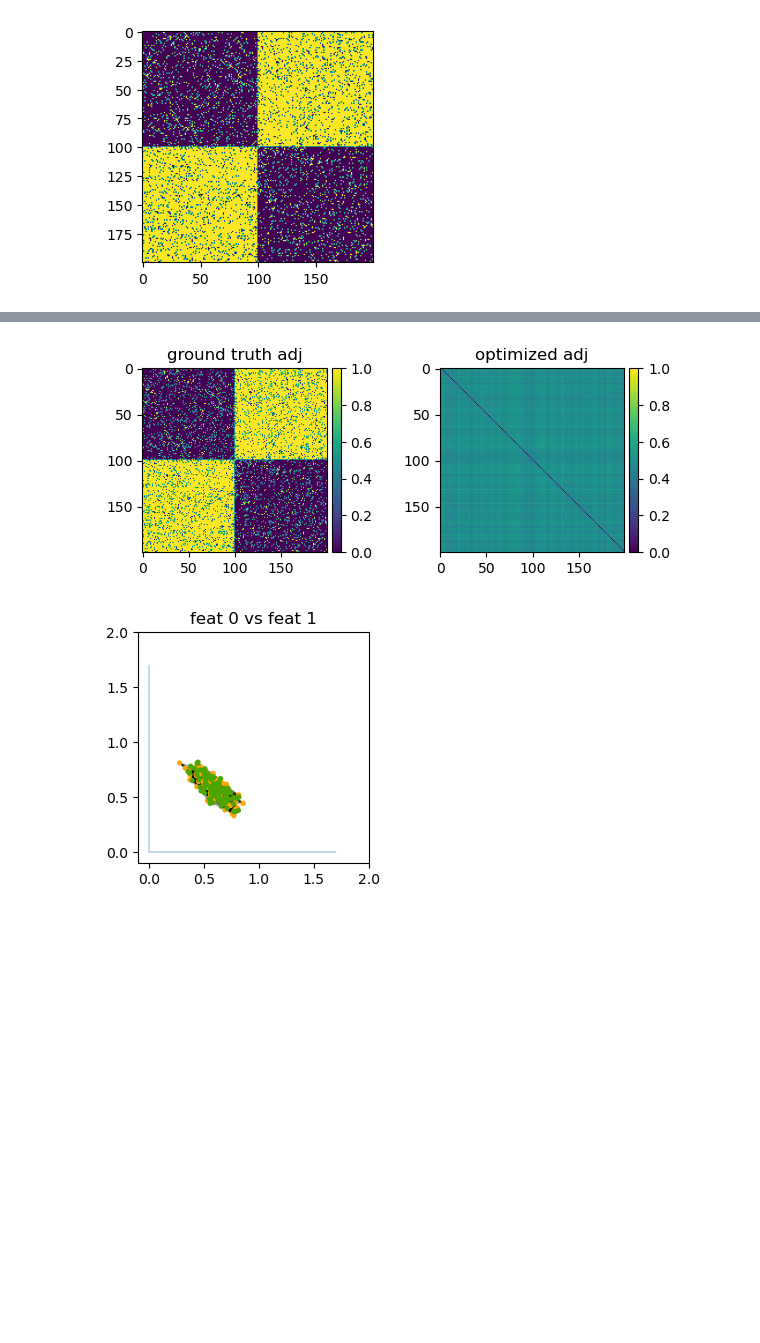
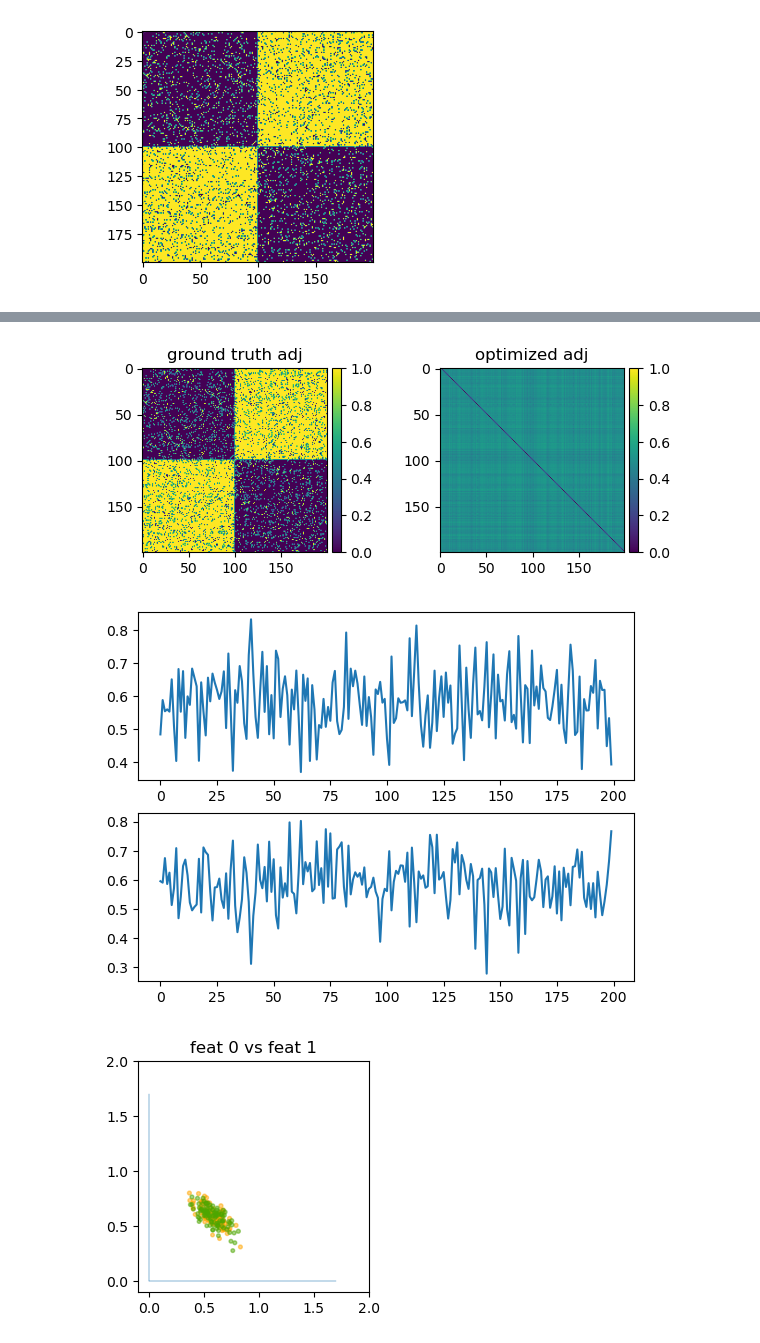
Before and after one commit to JuanCervino/PieClamNonSym, a Jupyter notebook: experiments/bipartite_big_and_ie.ipynb, the cells around one changed output, grey strips where cells are left out. Drawn from its saved outputs; the diff is of its cells as text; code cells hidden in the pictures; blank space fills up the shorter version.

```diff
--- a/experiments/bipartite_big_and_ie.ipynb
+++ b/experiments/bipartite_big_and_ie.ipynb
@@ -40,5 +103,5 @@ trainer_bigclam_bipart = Trainer(dataset=data_bipart,
 
 _ = trainer_bigclam_bipart.train(plot_every=100000)
 
-trainer_bigclam_bipart.plot_state(things_to_plot=['adj', '2dgraphs'], node_size_factor=1)
+trainer_bigclam_bipart.plot_state(things_to_plot=['adj', '2dgraphs', 'feats'], node_size_factor=1)
 # %% [output]
@@ -62,2 +125,3 @@ losses: -13743.3359375
 [figure]
-[figure, old version]
+[figure, new version]
+[figure, added]
```
Also changed, not shown: parts of 5 cells of this notebook, 5 other files.
